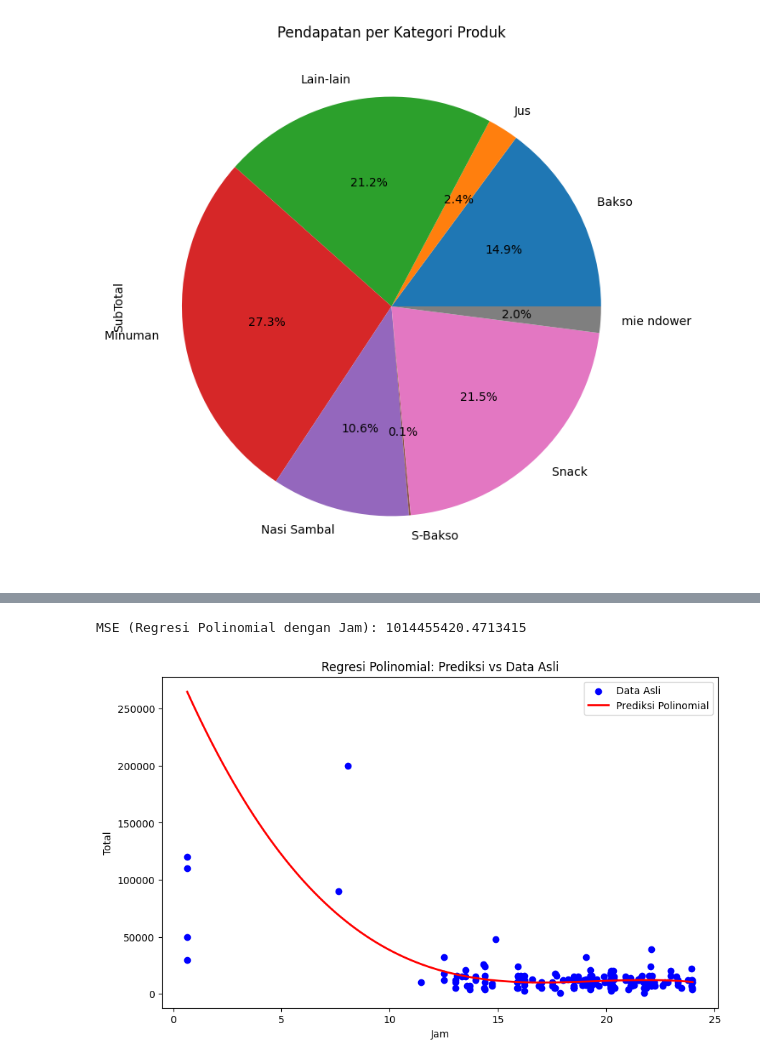
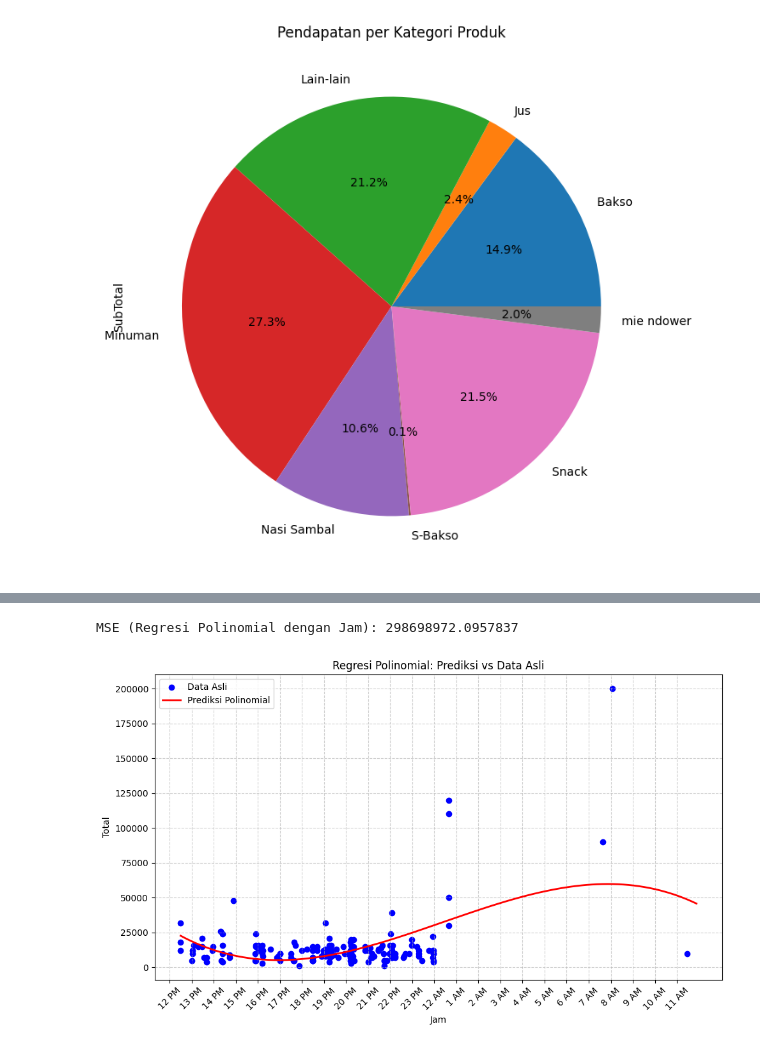
Before and after one commit to varqse/BBN_Data_Analytics, a Jupyter notebook: BBN_Big_Data_analysis.ipynb, the cells around one changed output, grey strips where cells are left out. Saved outputs shown, nothing was run; the diff lists cells and outputs as text; code cells hidden in the pictures.

```diff
--- a/BBN_Big_Data_analysis.ipynb
+++ b/BBN_Big_Data_analysis.ipynb
@@ -188,6 +165,7 @@ from sklearn.preprocessing import PolynomialFeatures
 from sklearn.metrics import mean_squared_error
 
 df['Jam'] = pd.to_datetime(df['Jam'], format='%H:%M:%S').dt.hour + pd.to_datetime(df['Jam'], format='%H:%M:%S').dt.minute / 60
+df['Jam'] = (df['Jam'] - 12) % 24
 
 X = df[['Jam']]
 y = df['Total']
@@ -195,33 +173,40 @@ y = df['Total']
 X_train, X_test, y_train, y_test = train_test_split(X, y, test_size=0.2, random_state=42)
 
 poly = PolynomialFeatures(degree=3)
 X_poly_train = poly.fit_transform(X_train)
 X_poly_test = poly.transform(X_test)
 
 model_poly = LinearRegression()
 model_poly.fit(X_poly_train, y_train)
 
 y_pred_poly = model_poly.predict(X_poly_test)
 
 mse_poly = mean_squared_error(y_test, y_pred_poly)
 print(f'MSE (Regresi Polinomial dengan Jam): {mse_poly}')
 
 plt.figure(figsize=(10, 6))
 
 plt.scatter(X_test, y_test, color='blue', label='Data Asli')
 
-X_range = np.linspace(X.min(), X.max(), 100).reshape(-1, 1)
+X_range = np.linspace(X['Jam'].min(), X['Jam'].max(), 100).reshape(-1, 1)
 X_range_poly = poly.transform(X_range)
 y_range_pred = model_poly.predict(X_range_poly)
 
 plt.plot(X_range, y_range_pred, color='red', linewidth=2, label='Prediksi Polinomial')
+
+ticks = np.arange(0, 24, 1)
+tick_labels = [(hour + 12) % 24 for hour in ticks]
+tick_labels_formatted = [f"{hour if hour != 0 else 12} {'PM' if 12 <= hour < 24 else 'AM'}" for hour in tick_labels]
+plt.xticks(ticks=ticks, labels=tick_labels_formatted, rotation=45)
 
 plt.title('Regresi Polinomial: Prediksi vs Data Asli')
 plt.xlabel('Jam')
 plt.ylabel('Total')
 plt.legend()
 
+plt.grid(True, linestyle='--', alpha=0.6)
+plt.tight_layout()
 plt.show()
 # %% [output]
-MSE (Regresi Polinomial dengan Jam): 1014455420.4713415
+MSE (Regresi Polinomial dengan Jam): 298698972.0957837
-[figure, old version]
+[figure, new version]
```
Also changed, not shown: parts of 11 cells of this notebook.
